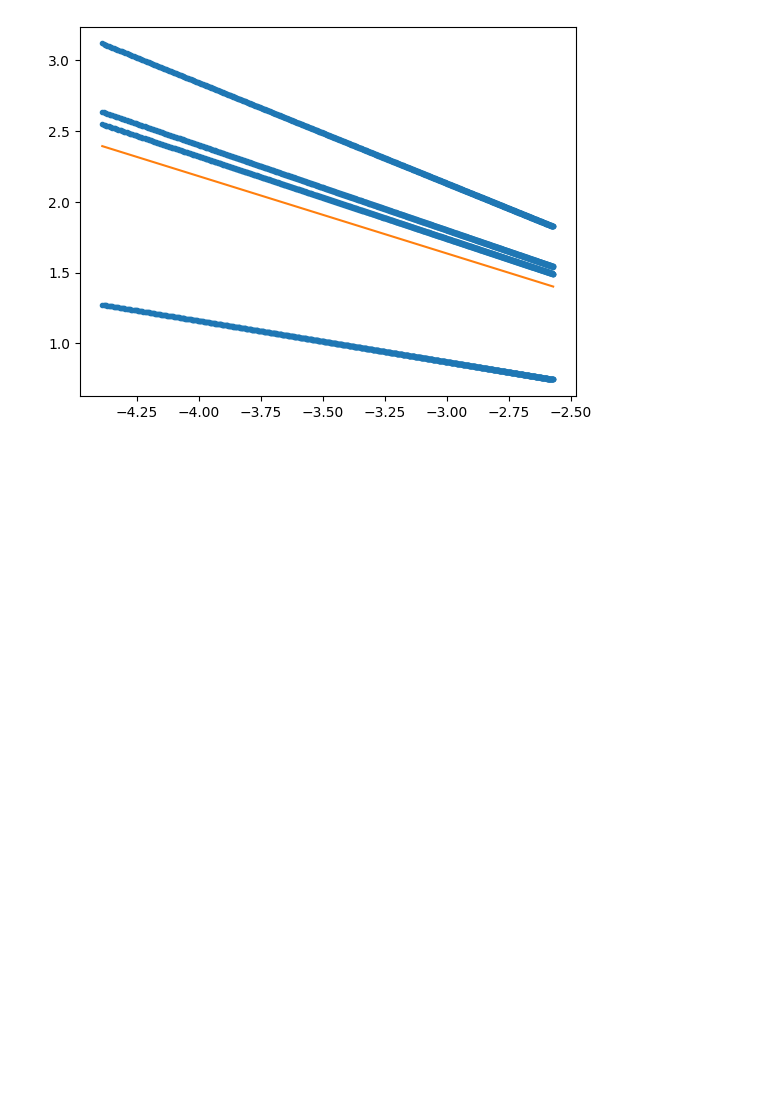
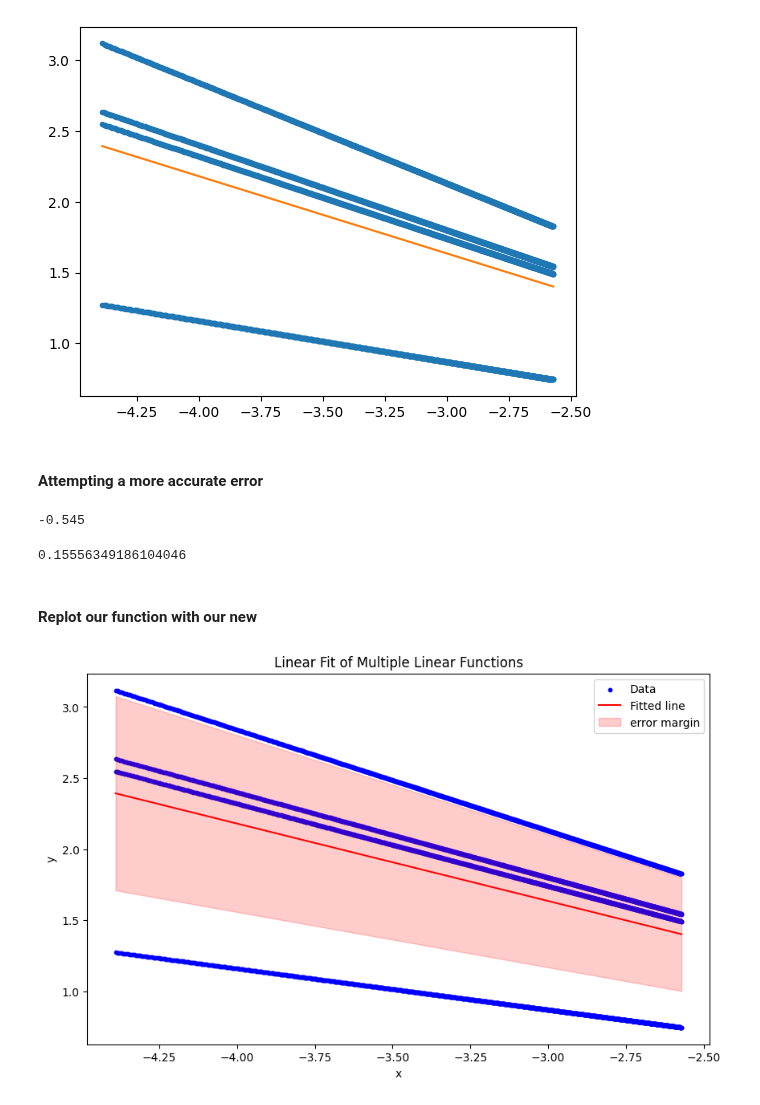
Before and after one commit to astropy/SPISEA, a Jupyter notebook: changes/BD_IMF.ipynb, the cells around one changed output. Cells and saved outputs as stored; diff of their text form; code cells hidden in the pictures; blank space fills up the shorter version.

```diff
--- a/changes/BD_IMF.ipynb
+++ b/changes/BD_IMF.ipynb
@@ -305,9 +301,9 @@ for a in sorted_masses:
 log_power = np.array(log_power)
 log_masses = np.array(log_masses)
 # %%
-#define a linear model
-def linear_model(x, a, b):
-    return a * x + b
+#define a linear model (no intercept since no coefficient in power law)
+def linear_model(x, m):
+    return m * x
 
 #curve fit
 params, covariance = curve_fit(linear_model, log_masses, log_power)
@@ -324,7 +320,7 @@ mae = mean_absolute_error(log_power, power_fitted)
 r2 = r2_score(log_power, power_fitted)
 
 #output the results
-print(f"Fitted parameters: a = {params[0]:.4f}, b = {params[1]}")
+print(f"Fitted parameters: m = {params[0]:.4f}")
 print(f"RMSE: {rmse:.4f}")
 print(f"MAE: {mae:.4f}")
 print(f"R-squared: {r2:.4f}")
@@ -358,0 +353,39 @@ plt.show()
+# %% [markdown]
+#### Attempting a more accurate error
+# %%
+print(params[0])
+# %% [output]
+-0.545
+# %%
+#find the difference between fit and upper/lower bounds
+m = params[0]
+up_diff = R_a - m
+up_differr = R_aerr
+low_diff = m - M1_a
+low_differr = M1_aerr
+    #the errors in up_differr and low_differr are the same because m is a fixed value in this case
+
+#calculate error using sqrt function
+fit_err = np.sqrt((up_differr)**2 + (low_differr)**2)   #uncertainty formula
+print(fit_err)
+# %% [output]
+0.15556349186104046
+# %% [markdown]
+#### Replot our function with our new
+# %%
+#calculate error margins with RMSE value
+logerr_up = linear_model(log_masses, -0.5450 + fit_err)
+logerr_low = linear_model(log_masses, -0.5450 - fit_err)
+
+#plot new errors with function
+plt.figure(figsize=(10, 6))
+plt.scatter(log_masses, log_power, label='Data', color='blue', s=10)
+plt.plot(log_masses, linear_model(log_masses, *params), label='Fitted line', color='red')
+plt.fill_between(log_masses, logerr_up, logerr_low, color='red', alpha=0.2, label='error margin')
+plt.legend()
+plt.xlabel('x')
+plt.ylabel('y')
+plt.title('Linear Fit of Multiple Linear Functions')
+plt.show()
+# %% [output]
+[figure, added]
```
Also changed, not shown: parts of 11 cells of this notebook.
